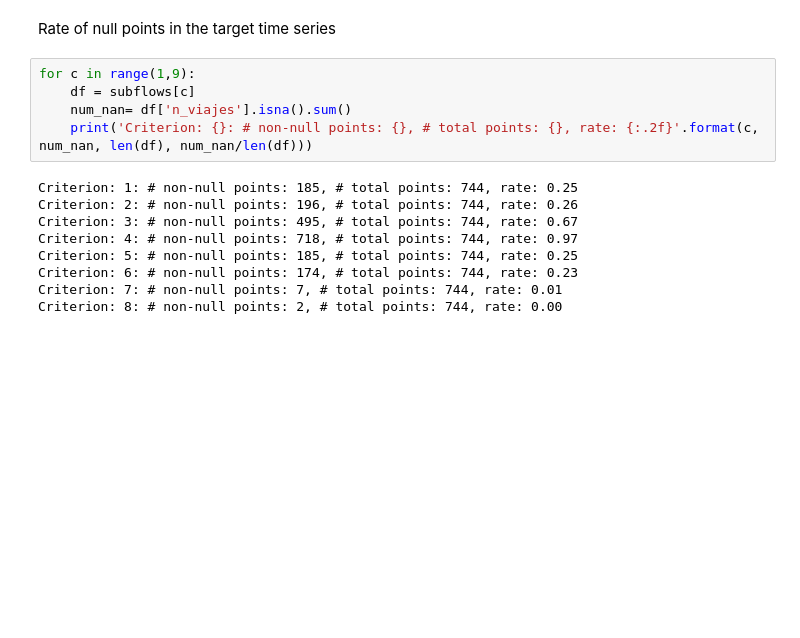
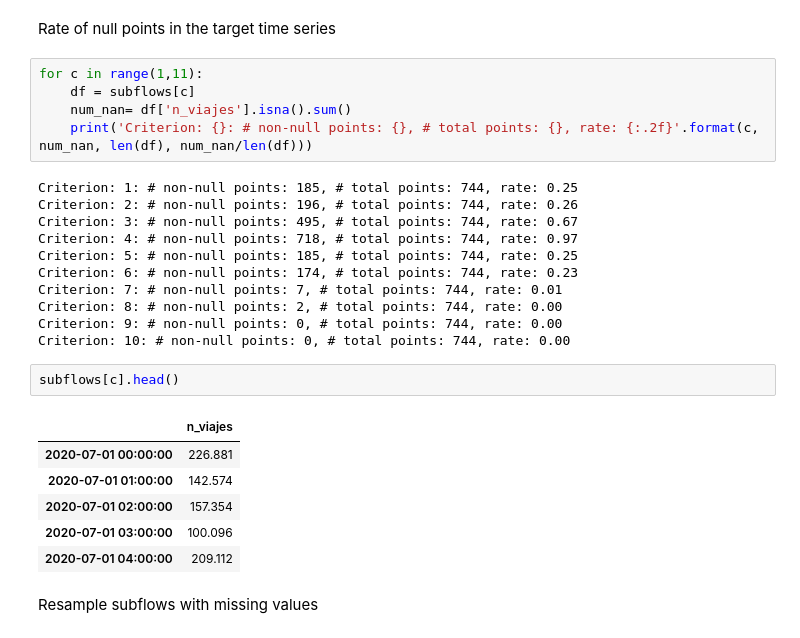
Before and after one commit to fterroso/mobility_murcia_umu_ucam, a Jupyter notebook: 04_analisis_human_subflows.ipynb, the cells around one changed output. Saved outputs shown, nothing was run; the diff lists cells and outputs as text; blank space fills up the shorter version.

```diff
--- a/04_analisis_human_subflows.ipynb
+++ b/04_analisis_human_subflows.ipynb
@@ -21,7 +29,7 @@ for c in range(1,9):
 # %% [markdown]
 Rate of null points in the target time series
 # %%
-for c in range(1,9):
+for c in range(1,11):
     df = subflows[c]
     num_nan= df['n_viajes'].isna().sum()
     print('Criterion: {}: # non-null points: {}, # total points: {}, rate: {:.2f}'.format(c, num_nan, len(df), num_nan/len(df)))
@@ -34,3 +42,16 @@ Criterion: 5: # non-null points: 185, # total points: 744, rate: 0.25
 Criterion: 6: # non-null points: 174, # total points: 744, rate: 0.23
 Criterion: 7: # non-null points: 7, # total points: 744, rate: 0.01
 Criterion: 8: # non-null points: 2, # total points: 744, rate: 0.00
+Criterion: 9: # non-null points: 0, # total points: 744, rate: 0.00
+Criterion: 10: # non-null points: 0, # total points: 744, rate: 0.00
+# %%
+subflows[c].head()
+# %% [output]
+|  | n_viajes |
+| 2020-07-01 00:00:00 | 226.881 |
+| 2020-07-01 01:00:00 | 142.574 |
+| 2020-07-01 02:00:00 | 157.354 |
+| 2020-07-01 03:00:00 | 100.096 |
+| 2020-07-01 04:00:00 | 209.112 |
+# %% [markdown]
+Resample subflows with missing values
```
Also changed, not shown: parts of 10 cells of this notebook, 19 other files.
